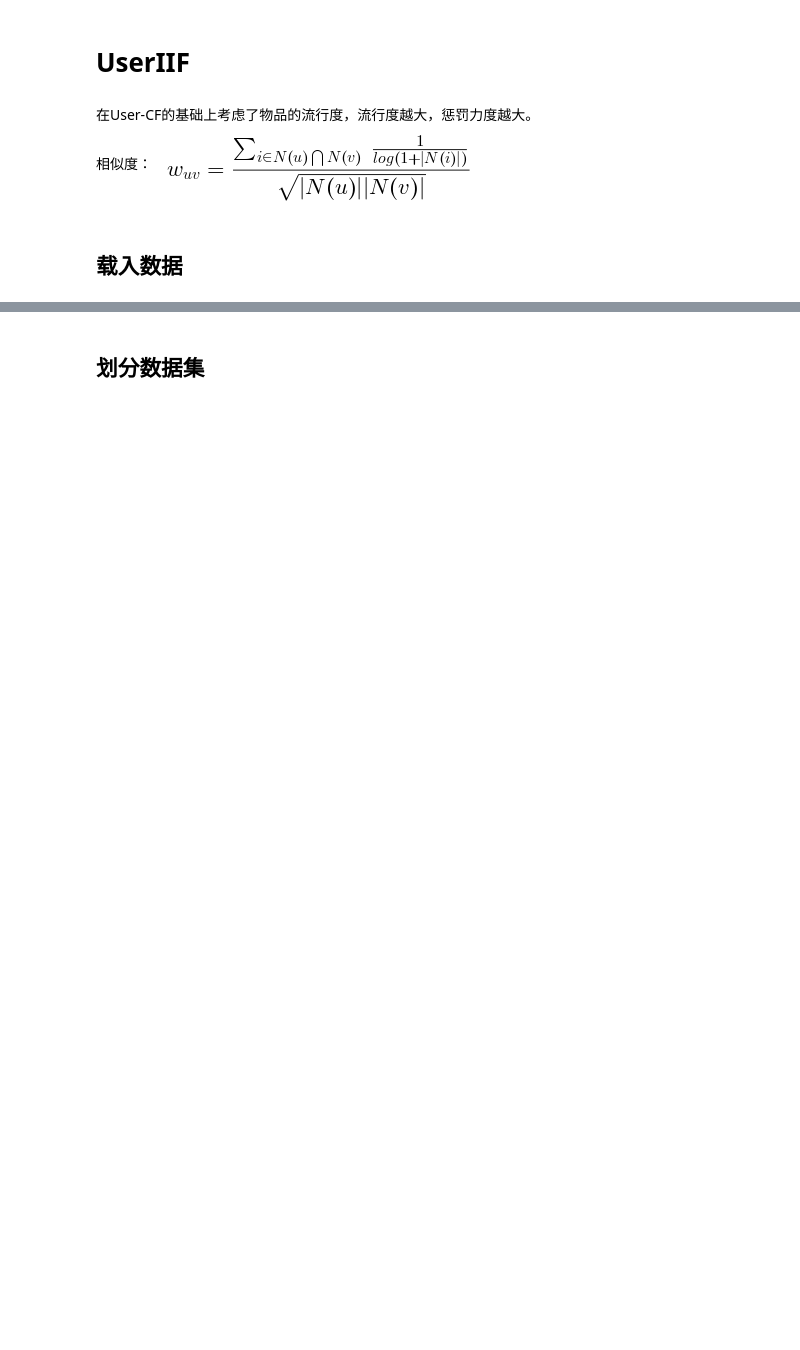
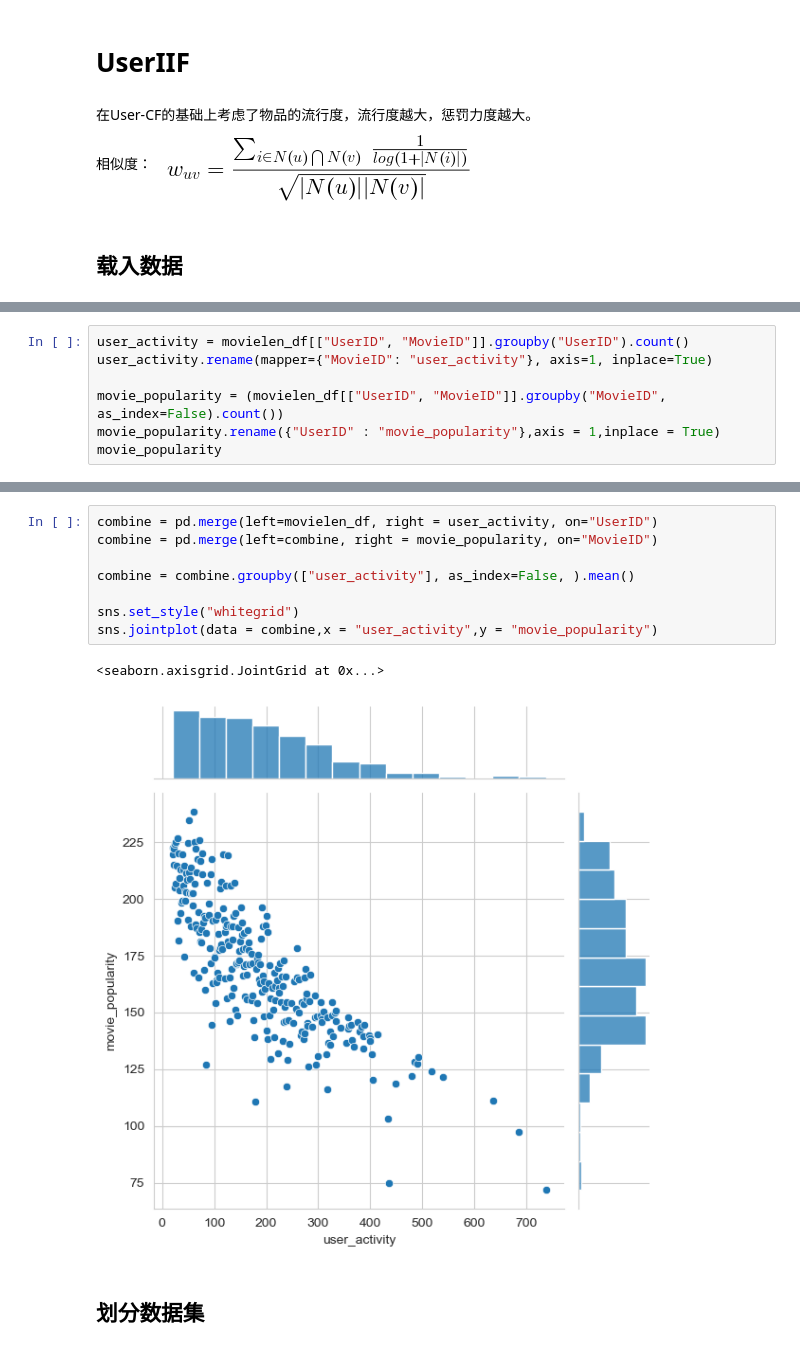
Before and after one commit to wephiles/recommend-system-practice, a Jupyter notebook: UserIIF.ipynb, the cells around one changed output, grey strips where cells are left out. Cells and saved outputs as stored; diff of their text form; blank space fills up the shorter version.

```diff
--- a/UserIIF.ipynb
+++ b/UserIIF.ipynb
@@ -11,0 +165,7 @@ from RecommendSystemUserIIF.util import data_reader
+# %%
+user_activity = movielen_df[["UserID", "MovieID"]].groupby("UserID").count()
+user_activity.rename(mapper={"MovieID": "user_activity"}, axis=1, inplace=True)
+
+movie_popularity = (movielen_df[["UserID", "MovieID"]].groupby("MovieID", as_index=False).count())
+movie_popularity.rename({"UserID" : "movie_popularity"},axis = 1,inplace = True)
+movie_popularity
@@ -12,3 +186,14 @@ from RecommendSystemUserIIF.util import data_reader
+# %%
+combine = pd.merge(left=movielen_df, right = user_activity, on="UserID")
+combine = pd.merge(left=combine, right = movie_popularity, on="MovieID")
+
+combine = combine.groupby(["user_activity"], as_index=False, ).mean()
+
+sns.set_style("whitegrid")
+sns.jointplot(data = combine,x = "user_activity",y = "movie_popularity")
+# %% [output]
+<seaborn.axisgrid.JointGrid at 0x...>
+[figure, added]
 # %% [markdown]
 ## 划分数据集
 # %%
```
Also changed, not shown: parts of 20 cells of this notebook, 21 other files.
